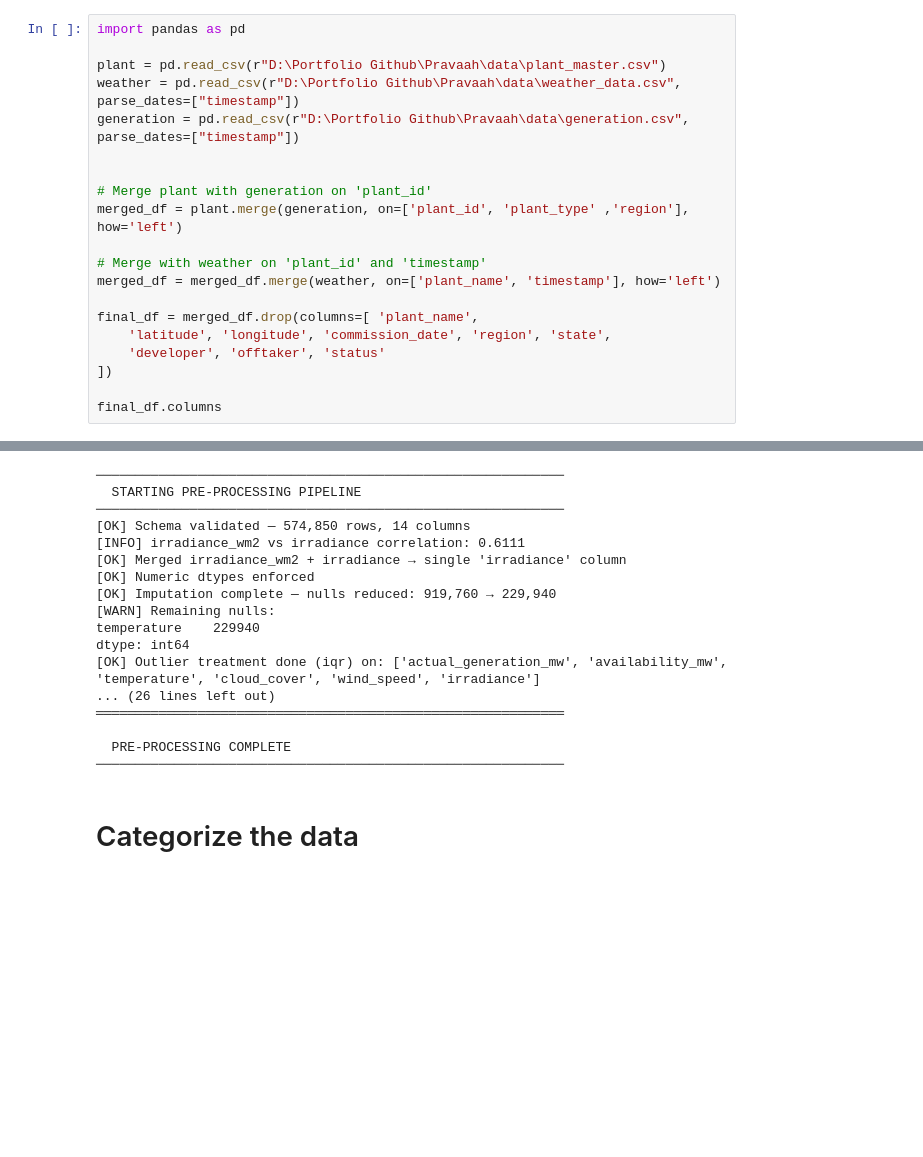
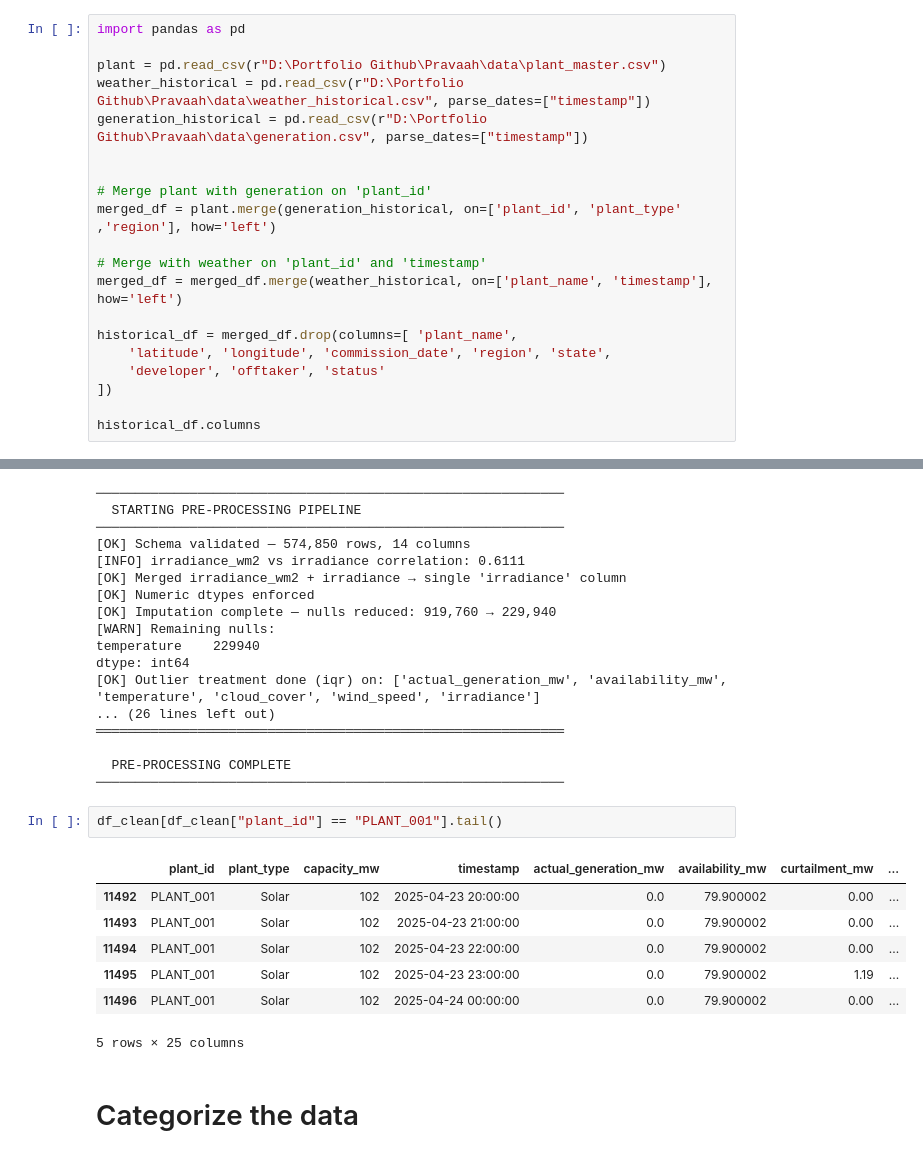
Before and after one commit to Shuchismita2000/Pravaah, a Jupyter notebook: notebook.ipynb, the cells around one changed output, grey strips where cells are left out. Saved outputs shown, nothing was run; the diff lists cells and outputs as text; blank space fills up the shorter version.

```diff
--- a/notebook.ipynb
+++ b/notebook.ipynb
@@ -8,22 +121,22 @@
 import pandas as pd
 
 plant = pd.read_csv(r"D:\Portfolio Github\Pravaah\data\plant_master.csv")
-weather = pd.read_csv(r"D:\Portfolio Github\Pravaah\data\weather_data.csv", parse_dates=["timestamp"])
-generation = pd.read_csv(r"D:\Portfolio Github\Pravaah\data\generation.csv", parse_dates=["timestamp"])
+weather_historical = pd.read_csv(r"D:\Portfolio Github\Pravaah\data\weather_historical.csv", parse_dates=["timestamp"])
+generation_historical = pd.read_csv(r"D:\Portfolio Github\Pravaah\data\generation.csv", parse_dates=["timestamp"])
 
 
 # Merge plant with generation on 'plant_id'
-merged_df = plant.merge(generation, on=['plant_id', 'plant_type' ,'region'], how='left')
+merged_df = plant.merge(generation_historical, on=['plant_id', 'plant_type' ,'region'], how='left')
 
 # Merge with weather on 'plant_id' and 'timestamp'
-merged_df = merged_df.merge(weather, on=['plant_name', 'timestamp'], how='left')
+merged_df = merged_df.merge(weather_historical, on=['plant_name', 'timestamp'], how='left')
 
-final_df = merged_df.drop(columns=[ 'plant_name',
+historical_df = merged_df.drop(columns=[ 'plant_name',
     'latitude', 'longitude', 'commission_date', 'region', 'state',
     'developer', 'offtaker', 'status'
 ])
 
-final_df.columns
+historical_df.columns
 # %% [output]
 Index(['plant_id', 'plant_type', 'capacity_mw', 'timestamp',
        'actual_generation_mw', 'availability_mw', 'curtailment_mw',
@@ -72,6 +185,16 @@ dtype: int64
 
   PRE-PROCESSING COMPLETE
 ────────────────────────────────────────────────────────────
+# %%
+df_clean[df_clean["plant_id"] == "PLANT_001"].tail()
+# %% [output]
+|  | plant_id | plant_type | capacity_mw | timestamp | actual_generation_mw | availability_mw | curtailment_mw | ... |
+| 11492 | PLANT_001 | Solar | 102 | 2025-04-23 20:00:00 | 0.0 | 79.900002 | 0.00 | ... |
+| 11493 | PLANT_001 | Solar | 102 | 2025-04-23 21:00:00 | 0.0 | 79.900002 | 0.00 | ... |
+| 11494 | PLANT_001 | Solar | 102 | 2025-04-23 22:00:00 | 0.0 | 79.900002 | 0.00 | ... |
+| 11495 | PLANT_001 | Solar | 102 | 2025-04-23 23:00:00 | 0.0 | 79.900002 | 1.19 | ... |
+| 11496 | PLANT_001 | Solar | 102 | 2025-04-24 00:00:00 | 0.0 | 79.900002 | 0.00 | ... |
+5 rows × 25 columns
 # %% [markdown]
 # Categorize the data
 # %%
```
Also changed, not shown: parts of 14 cells of this notebook, 3 other files.
